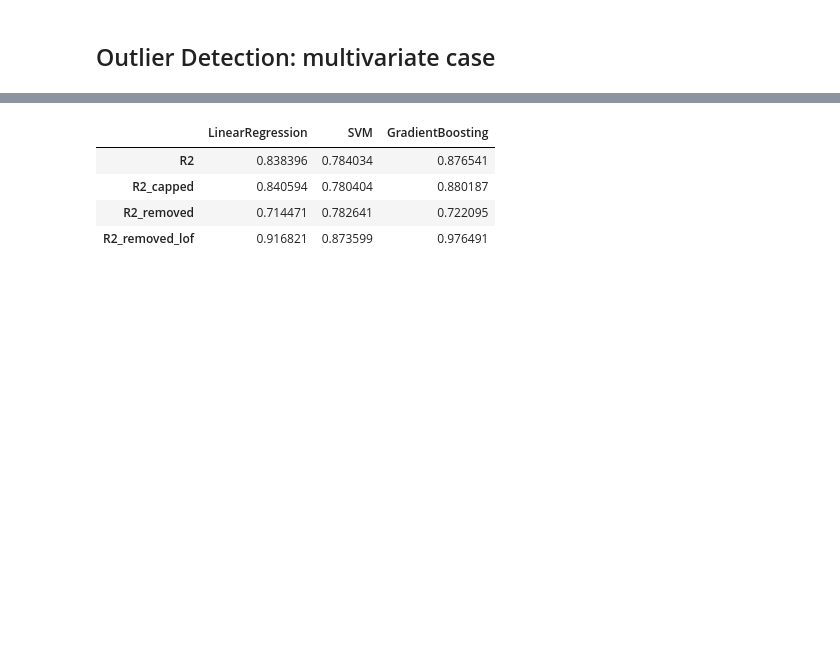
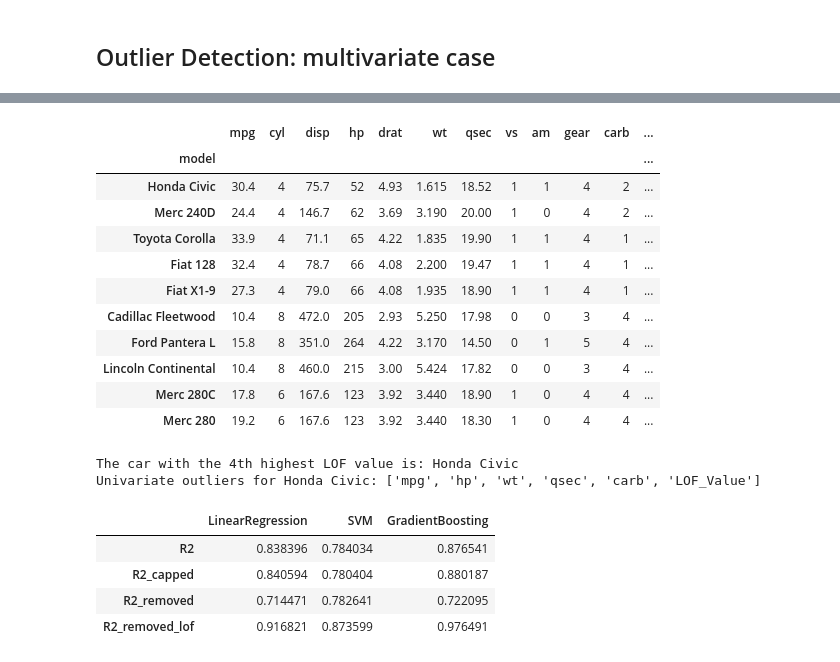
Before and after one commit to umcchavali/model_risk_management, a Jupyter notebook: hw1_outlier_detection_v1.ipynb, the cells around one changed output, grey strips where cells are left out. Cells and saved outputs as stored; diff of their text form; code cells hidden in the pictures; blank space fills up the shorter version.

```diff
--- a/hw1_outlier_detection_v1.ipynb
+++ b/hw1_outlier_detection_v1.ipynb
@@ -583,3 +560,71 @@ df4.drop(columns=['LOF_Value'], inplace=True)
+# %%
+#Creating this for verification
+df5 = df.copy()
+# Prepare the LOF model with 5 nearest neighbors
+lof = LOF(n_neighbors=5)
+
+# Fit the LOF model and predict the outliers
+lof.fit(df5)
+lof_scores = lof.decision_scores_
+
+# Add the LOF scores to the dataframe
+df5['LOF_Value'] = lof_scores
+
+# Eliminate rows with LOF score > 1.3
+df5 = df5[df5['LOF_Value'] <= 1.3]
+df5 = df5.sort_values(by='LOF_Value', ascending=False)
+
+
+df5.head(10)
+# %% [output]
+|  | mpg | cyl | disp | hp | drat | wt | qsec | vs | am | gear | carb | ... |
+| model |  |  |  |  |  |  |  |  |  |  |  | ... |
+| Honda Civic | 30.4 | 4 | 75.7 | 52 | 4.93 | 1.615 | 18.52 | 1 | 1 | 4 | 2 | ... |
+| Merc 240D | 24.4 | 4 | 146.7 | 62 | 3.69 | 3.190 | 20.00 | 1 | 0 | 4 | 2 | ... |
+| Toyota Corolla | 33.9 | 4 | 71.1 | 65 | 4.22 | 1.835 | 19.90 | 1 | 1 | 4 | 1 | ... |
+| Fiat 128 | 32.4 | 4 | 78.7 | 66 | 4.08 | 2.200 | 19.47 | 1 | 1 | 4 | 1 | ... |
+| Fiat X1-9 | 27.3 | 4 | 79.0 | 66 | 4.08 | 1.935 | 18.90 | 1 | 1 | 4 | 1 | ... |
+| Cadillac Fleetwood | 10.4 | 8 | 472.0 | 205 | 2.93 | 5.250 | 17.98 | 0 | 0 | 3 | 4 | ... |
+| Ford Pantera L | 15.8 | 8 | 351.0 | 264 | 4.22 | 3.170 | 14.50 | 0 | 1 | 5 | 4 | ... |
+| Lincoln Continental | 10.4 | 8 | 460.0 | 215 | 3.00 | 5.424 | 17.82 | 0 | 0 | 3 | 4 | ... |
+| Merc 280C | 17.8 | 6 | 167.6 | 123 | 3.92 | 3.440 | 18.90 | 1 | 0 | 4 | 4 | ... |
+| Merc 280 | 19.2 | 6 | 167.6 | 123 | 3.92 | 3.440 | 18.30 | 1 | 0 | 4 | 4 | ... |
+# %%
+# Calculate LOF scores
+df5 = df.copy()  # Make a copy of the DataFrame
+lof = LOF(n_neighbors=5)
+lof.fit(df5)
+lof_scores = lof.decision_scores_
+df5['LOF_Value'] = lof_scores
+
+# Find the car with the 4th highest LOF value
+df5_sorted = df5.sort_values(by='LOF_Value', ascending=False)
+car_with_4th_highest_lof = df5_sorted.iloc[3].name  # Get the car model (index)
+
+print(f"The car with the 4th highest LOF value is: {car_with_4th_highest_lof}")
+
+# Function to identify univariate outliers using IQR * 1.5
+def find_univariate_outliers(data):
+    Q1 = data.quantile(0.25)
+    Q3 = data.quantile(0.75)
+    IQR = Q3 - Q1
+    upper_bound = Q3 + 1.5 * IQR
+    lower_bound = Q1 - 1.5 * IQR
+    outliers = data[(data < lower_bound) | (data > upper_bound)]
+    return outliers
+
+# Find univariate outliers for the car with the 4th highest LOF
+outlier_features = []
+for feature in df5.columns:
+    if feature != 'model':  # Exclude the 'model' column
+        outliers = find_univariate_outliers(df5[feature])
+        if not outliers.empty:
+            outlier_features.append(feature)
+
+print(f"Univariate outliers for {car_with_4th_highest_lof}: {outlier_features}")
+# %% [output]
+The car with the 4th highest LOF value is: Honda Civic
+Univariate outliers for Honda Civic: ['mpg', 'hp', 'wt', 'qsec', 'carb', 'LOF_Value']
 # %%
 # Rebuild the models
 
```
Also changed, not shown: parts of 9 cells of this notebook, 1 other file.
